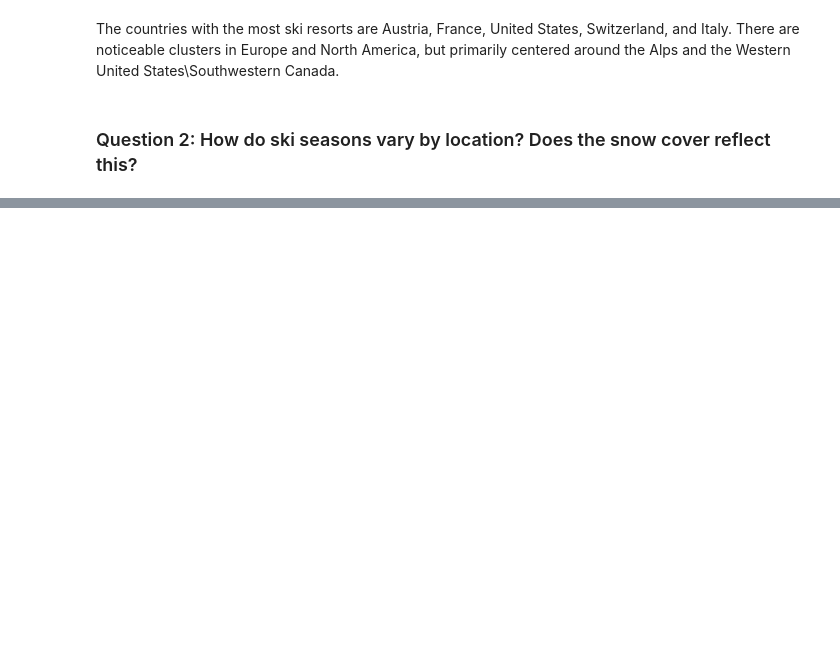
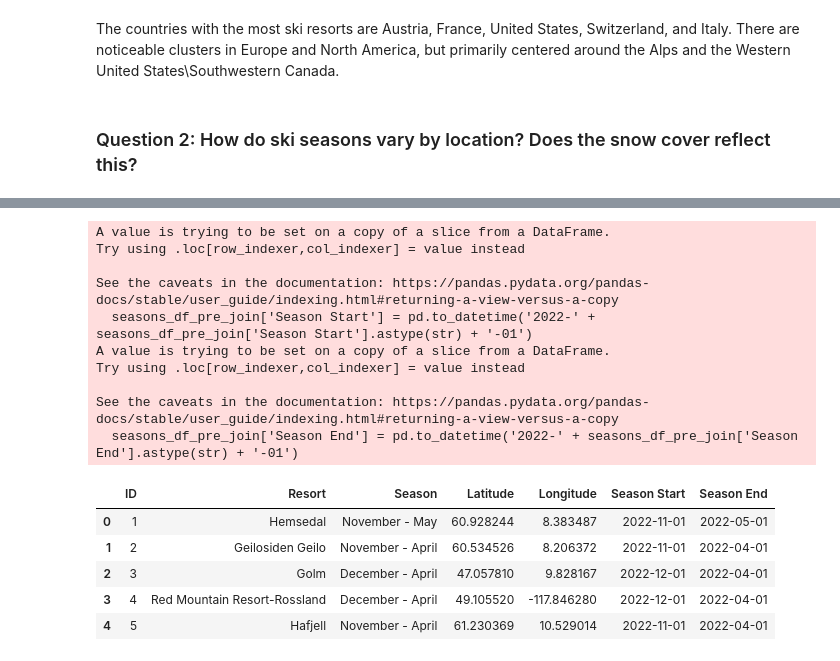
Before and after one commit to kharigardner/Exploratory-Data-Analysis-Portfolio, a Jupyter notebook: notebooks/ski_resorts.ipynb, the cells around one changed output, grey strips where cells are left out. Drawn from its saved outputs; the diff is of its cells as text; code cells hidden in the pictures; blank space fills up the shorter version.

```diff
--- a/notebooks/ski_resorts.ipynb
+++ b/notebooks/ski_resorts.ipynb
@@ -311,0 +408,25 @@ display(seasons)
+# %%
+# now, lets create date objects for the season start and end column so we can join with the snow dataframe.
+# for this, the data is all from 2022, so we will input 2022 as the year
+
+seasons_df_pre_join['Season Start'] = pd.to_datetime('2022-' + seasons_df_pre_join['Season Start'].astype(str) + '-01')
+seasons_df_pre_join['Season End'] = pd.to_datetime('2022-' + seasons_df_pre_join['Season End'].astype(str) + '-01')
+
+display(seasons_df_pre_join.head())
+# %% [output]
+A value is trying to be set on a copy of a slice from a DataFrame.
+Try using .loc[row_indexer,col_indexer] = value instead
+
+See the caveats in the documentation: https://pandas.pydata.org/pandas-docs/stable/user_guide/indexing.html#returning-a-view-versus-a-copy
+  seasons_df_pre_join['Season Start'] = pd.to_datetime('2022-' + seasons_df_pre_join['Season Start'].astype(str) + '-01')
+A value is trying to be set on a copy of a slice from a DataFrame.
+Try using .loc[row_indexer,col_indexer] = value instead
+
+See the caveats in the documentation: https://pandas.pydata.org/pandas-docs/stable/user_guide/indexing.html#returning-a-view-versus-a-copy
+  seasons_df_pre_join['Season End'] = pd.to_datetime('2022-' + seasons_df_pre_join['Season End'].astype(str) + '-01')
+|  | ID | Resort | Season | Latitude | Longitude | Season Start | Season End |
+| 0 | 1 | Hemsedal | November - May | 60.928244 | 8.383487 | 2022-11-01 | 2022-05-01 |
+| 1 | 2 | Geilosiden Geilo | November - April | 60.534526 | 8.206372 | 2022-11-01 | 2022-04-01 |
+| 2 | 3 | Golm | December - April | 47.057810 | 9.828167 | 2022-12-01 | 2022-04-01 |
+| 3 | 4 | Red Mountain Resort-Rossland | December - April | 49.105520 | -117.846280 | 2022-12-01 | 2022-04-01 |
+| 4 | 5 | Hafjell | November - April | 61.230369 | 10.529014 | 2022-11-01 | 2022-04-01 |
```
Also changed, not shown: parts of 23 cells of this notebook, 14 other files.
